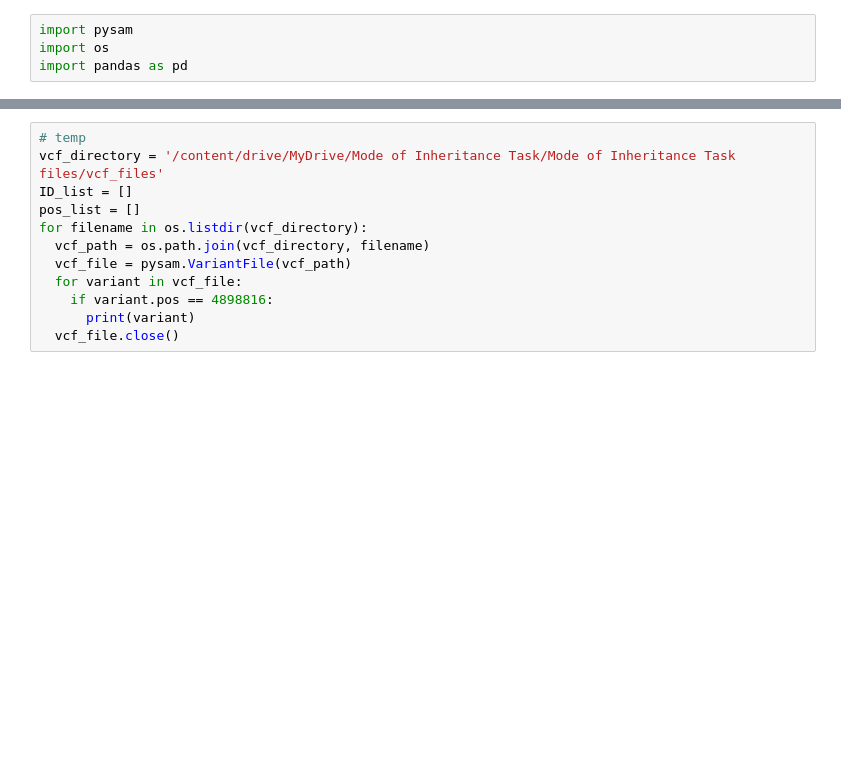
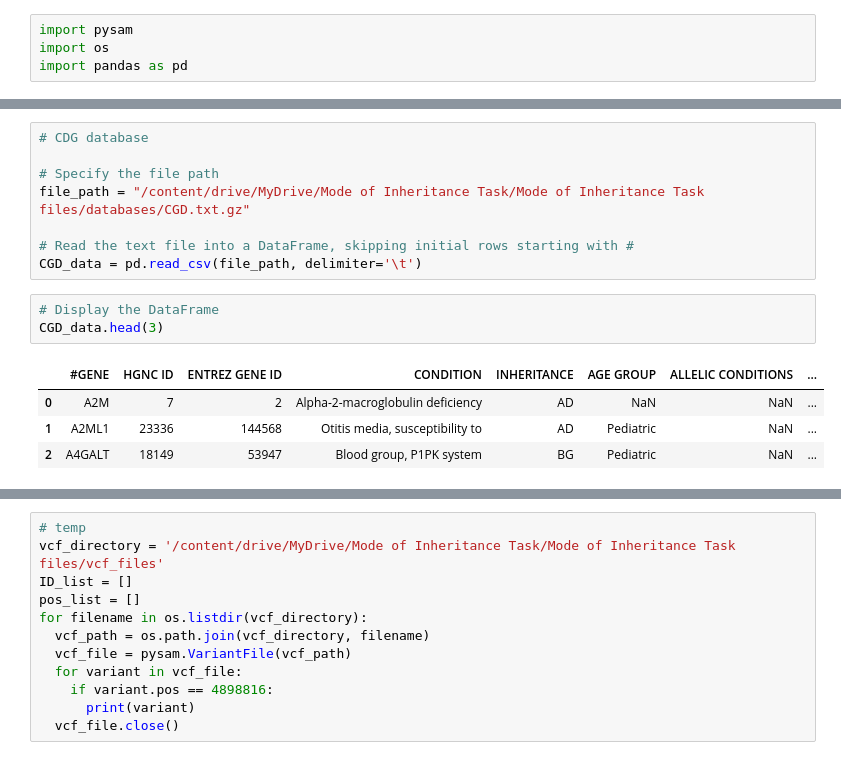
Before and after one commit to alihaji1221/Mode-of-Inheritance-Task, a Jupyter notebook: Mode_of_Inheritance_Task.ipynb, the cells around one changed output, grey strips where cells are left out. Saved outputs shown, nothing was run; the diff lists cells and outputs as text; blank space fills up the shorter version.

```diff
--- a/Mode_of_Inheritance_Task.ipynb
+++ b/Mode_of_Inheritance_Task.ipynb
@@ -14,0 +61,16 @@ import pandas as pd
+# %%
+# CDG database
+
+# Specify the file path
+file_path = "/content/drive/MyDrive/Mode of Inheritance Task/Mode of Inheritance Task files/databases/CGD.txt.gz"
+
+# Read the text file into a DataFrame, skipping initial rows starting with #
+CGD_data = pd.read_csv(file_path, delimiter='\t')
+# %%
+# Display the DataFrame
+CGD_data.head(3)
+# %% [output]
+|  | #GENE | HGNC ID | ENTREZ GENE ID | CONDITION | INHERITANCE | AGE GROUP | ALLELIC CONDITIONS | ... |
+| 0 | A2M | 7 | 2 | Alpha-2-macroglobulin deficiency | AD | NaN | NaN | ... |
+| 1 | A2ML1 | 23336 | 144568 | Otitis media, susceptibility to | AD | Pediatric | NaN | ... |
+| 2 | A4GALT | 18149 | 53947 | Blood group, P1PK system | BG | Pediatric | NaN | ... |
```
Also changed, not shown: parts of 10 cells of this notebook, 2 other files.
